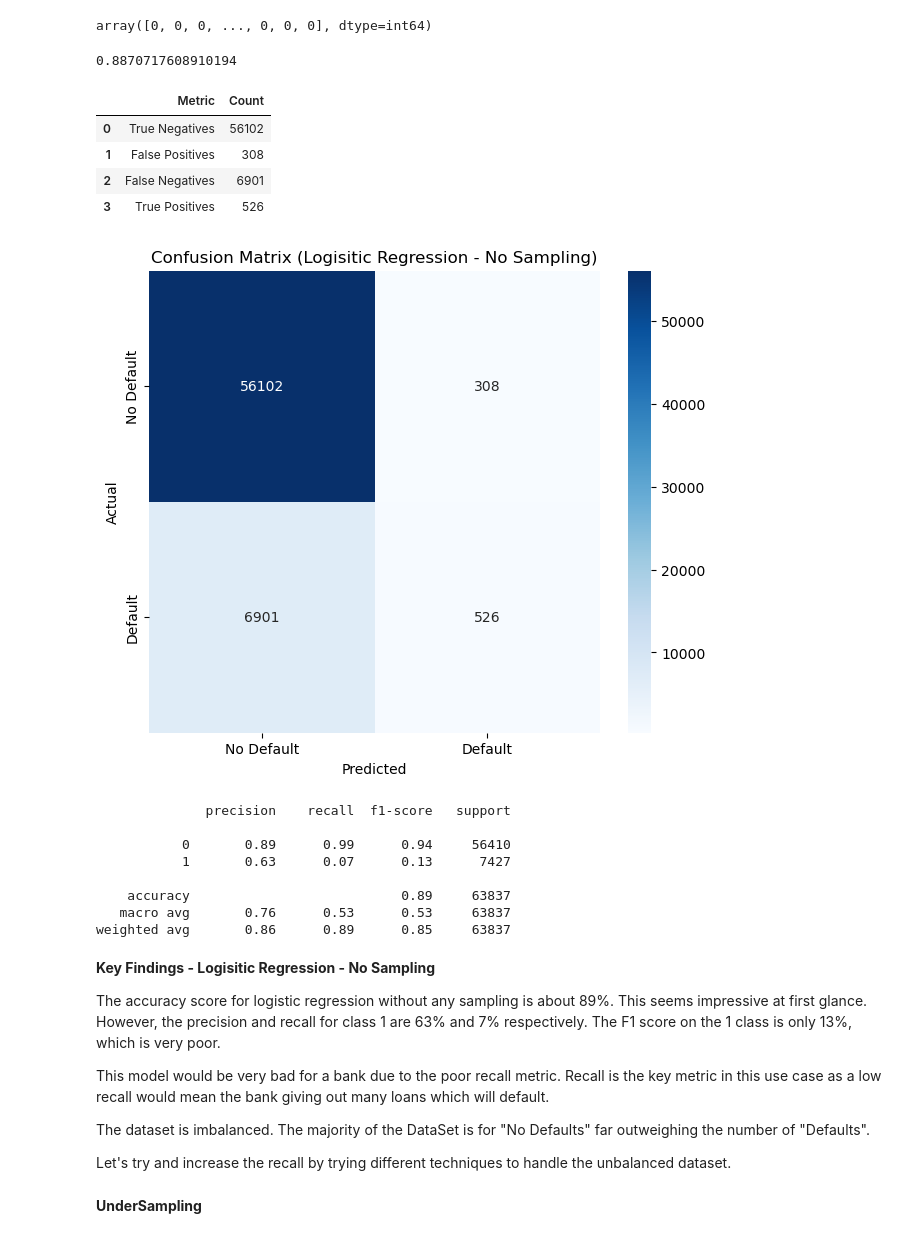
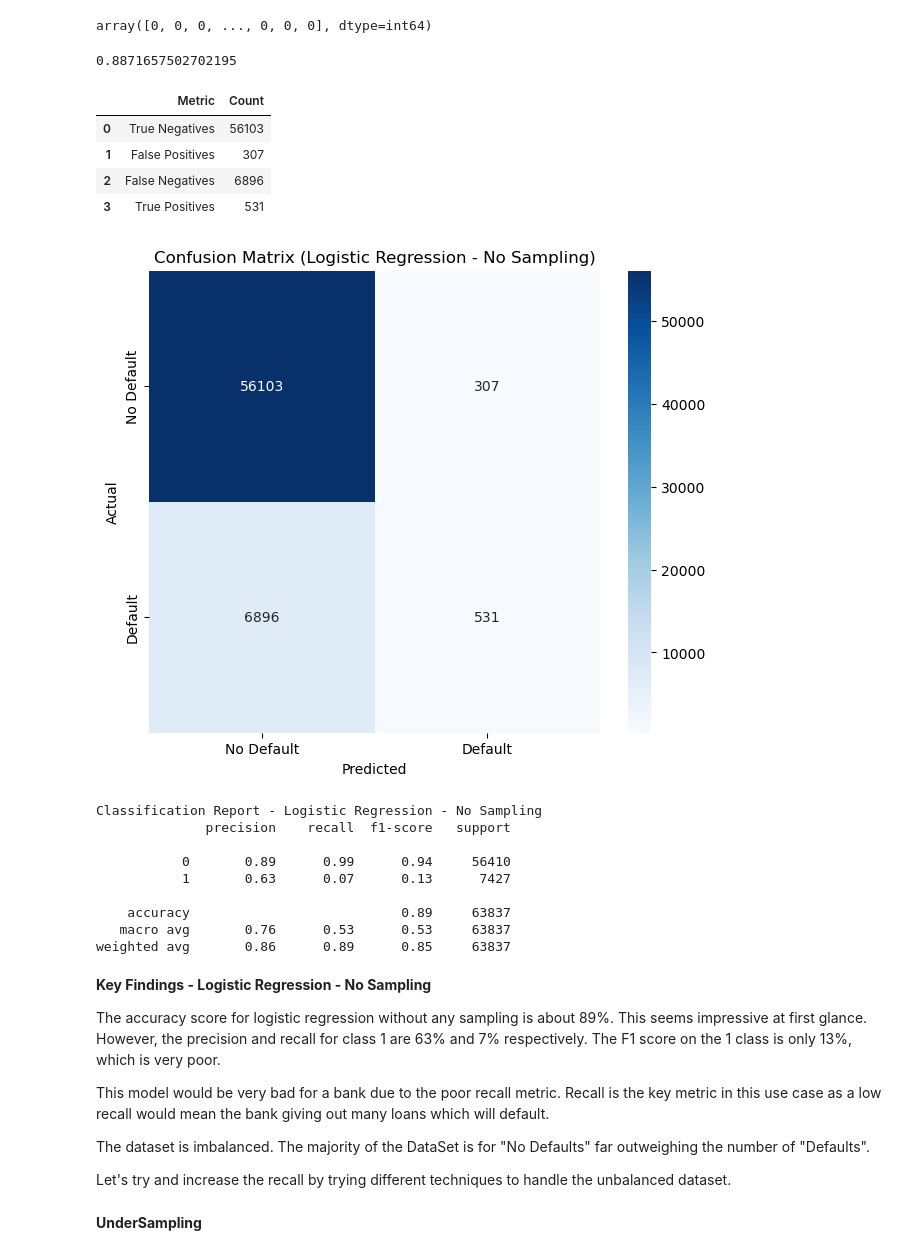
Before and after one commit to wrdhall3/loan-default-project, a Jupyter notebook: loan_default_project.ipynb, the cells around one changed output. Saved outputs shown, nothing was run; the diff lists cells and outputs as text; code cells hidden in the pictures.

```diff
--- a/loan_default_project.ipynb
+++ b/loan_default_project.ipynb
@@ -579,7 +579,7 @@ def encode_categorical(X_data):
     encode_has_cosigner_df = pd.DataFrame(encode_has_cosigner.transform(X_data['HasCoSigner'].values.reshape(-1, 1)), columns=has_cosigner_feature_names)
 
     # Concat all dfs together
-    dfs = [X_data_numeric, employment_type_encoded_df, has_mortgage_encoded_df, has_dependents_encoded_df, loan_purpose_encoded_df, encode_has_cosigner_df ]
+    dfs = [X_data_numeric, employment_type_encoded_df, marital_status_encoded_df, has_mortgage_encoded_df, has_dependents_encoded_df, loan_purpose_encoded_df, encode_has_cosigner_df ]
     X_data_encoded = pd.concat(dfs, axis=1)
 
     # Add single column encoders
@@ -691,7 +733,7 @@ def display_confusion_matrix(y_test, y_pred, title):
 # %%
 # Create a `LogisticRegression` function and assign it
 # to a variable named `logistic_regression_model`.
-logistic_regression_model = LogisticRegression(max_iter=1000)
+logistic_regression_model = LogisticRegression(random_state=42, max_iter=1000)
 # %%
 # Fit the model
 lr_model = logistic_regression_model.fit(X_train_encoded, y_train)
@@ -714,21 +756,23 @@ array([0, 0, 0, ..., 0, 0, 0], dtype=int64)
 # Display the accuracy score for the test dataset.
 accuracy_score(y_test, y_pred)
 # %% [output]
-0.8870717608910194
+0.8871657502702195
 # %%
 #classifcation matrix
-display_confusion_matrix(y_test, y_pred, "Logisitic Regression - No Sampling")
+display_confusion_matrix(y_test, y_pred, "Logistic Regression - No Sampling")
 # %% [output]
 |  | Metric | Count |
-| 0 | True Negatives | 56102 |
-| 1 | False Positives | 308 |
-| 2 | False Negatives | 6901 |
-| 3 | True Positives | 526 |
+| 0 | True Negatives | 56103 |
+| 1 | False Positives | 307 |
+| 2 | False Negatives | 6896 |
+| 3 | True Positives | 531 |
-[figure, old version]
+[figure, new version]
 # %%
 #Show classification report
+print(f"Classification Report - Logistic Regression - No Sampling")
 print(classification_report(y_test, y_pred))
 # %% [output]
+Classification Report - Logistic Regression - No Sampling
               precision    recall  f1-score   support
 
            0       0.89      0.99      0.94     56410
@@ -738,7 +782,7 @@ print(classification_report(y_test, y_pred))
    macro avg       0.76      0.53      0.53     63837
 weighted avg       0.86      0.89      0.85     63837
 # %% [markdown]
-**Key Findings - Logisitic Regression - No Sampling**
+**Key Findings - Logistic Regression - No Sampling**
 
 The accuracy score for logistic regression without any sampling is about 89%.  This seems impressive at first glance.  However, the precision and recall for class 1 are 63% and 7% respectively.  The F1 score on the 1 class is only 13%, which is very poor.
 
```
Also changed, not shown: parts of 120 cells of this notebook.
